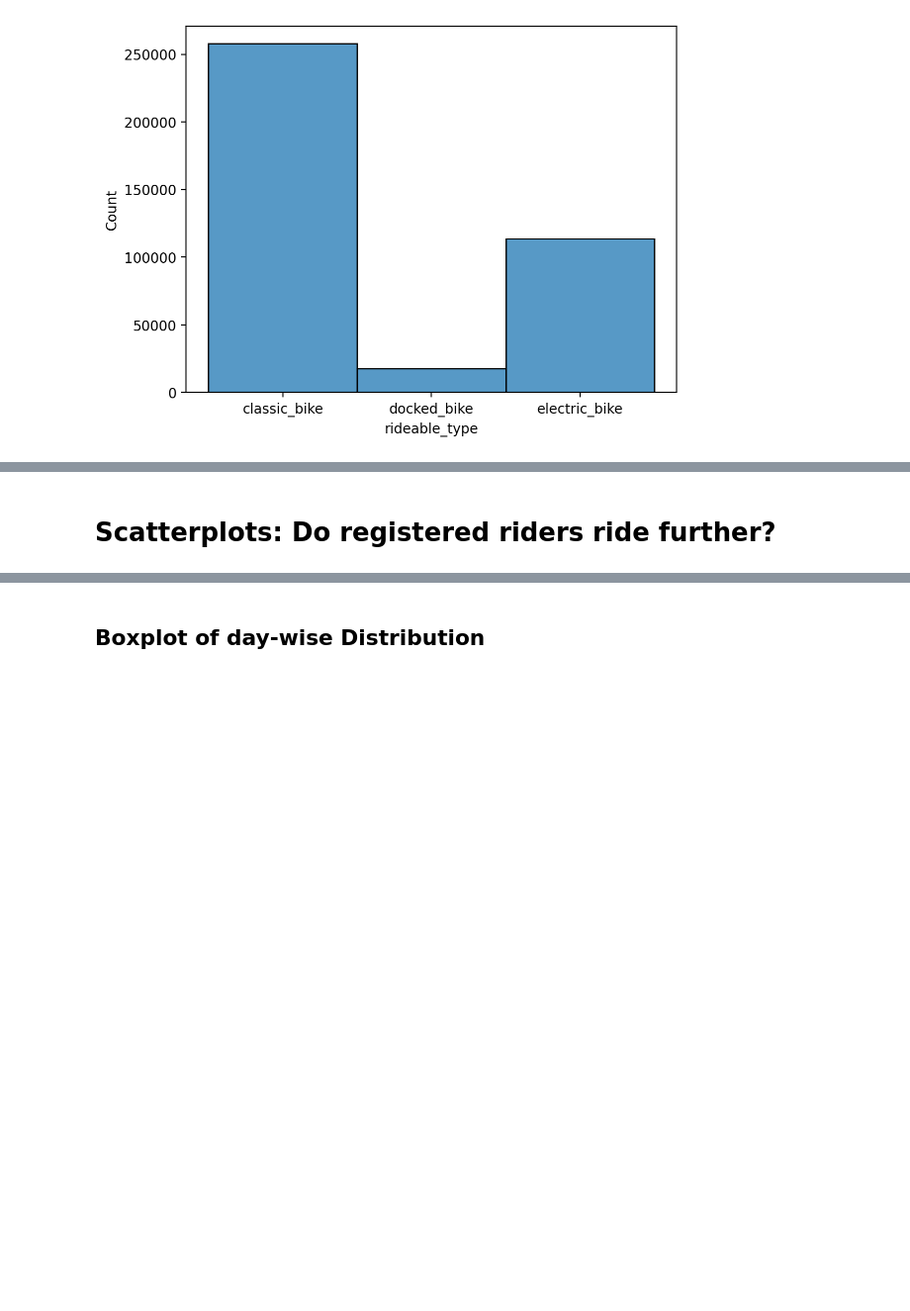
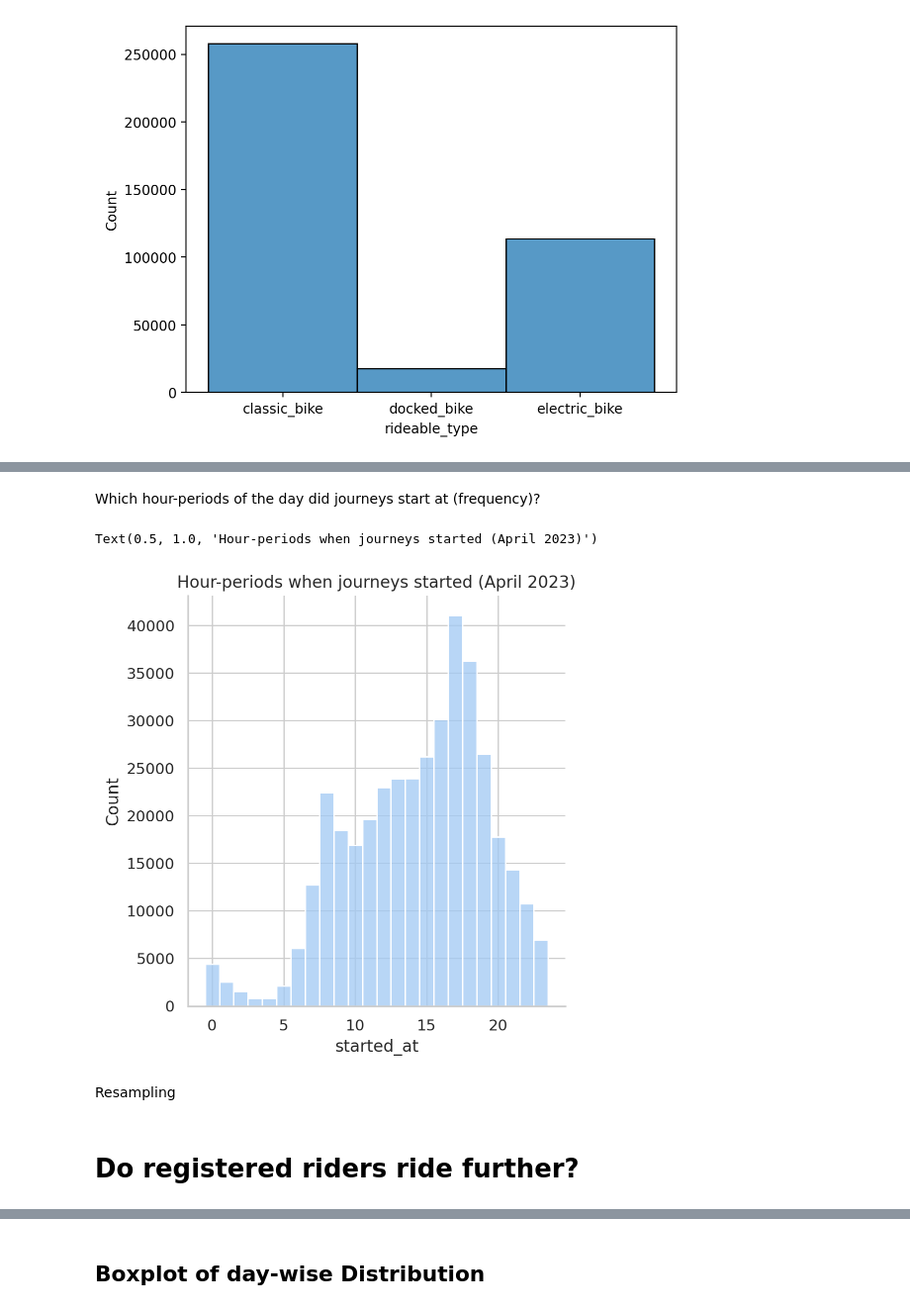
Before and after one commit to sian0x0/CA-data-science, a Jupyter notebook: 1-3/Capital Bike Share - Trip History EDA.ipynb, the cells around one changed output, grey strips where cells are left out. Shown at 99% size. Cells and saved outputs as stored; diff of their text form; code cells hidden in the pictures; blank space fills up the shorter version.

```diff
--- a/1-3/Capital Bike Share - Trip History EDA.ipynb
+++ b/1-3/Capital Bike Share - Trip History EDA.ipynb
@@ -280,0 +285,8 @@ sns.displot(data=df_2023_04.started_at.dt.hour)
+# %% [markdown]
+Which hour-periods of the day did journeys start at (frequency)?
+# %%
+g_hour_dist = sns.displot(data=df_2023_04.started_at.dt.hour, discrete=True)
+plt.title("Hour-periods when journeys started (April 2023)")
+# %% [output]
+Text(0.5, 1.0, 'Hour-periods when journeys started (April 2023)')
+[figure, added]
@@ -280,0 +295,2 @@ sns.displot(data=df_2023_04.started_at.dt.hour)
+# %% [markdown]
+Resampling
@@ -281,2 +299,2 @@ sns.displot(data=df_2023_04.started_at.dt.hour)
 # %% [markdown]
-# Scatterplots: Do registered riders ride further?
+# Do registered riders ride further?
```
Also changed, not shown: parts of 29 cells of this notebook, 1 other file.
